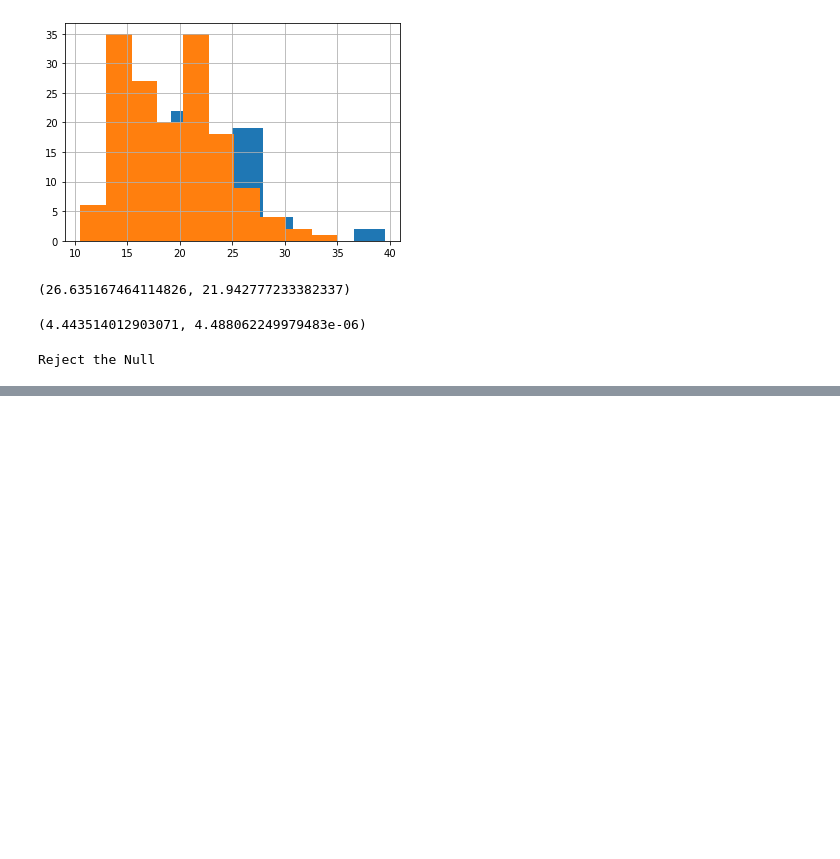
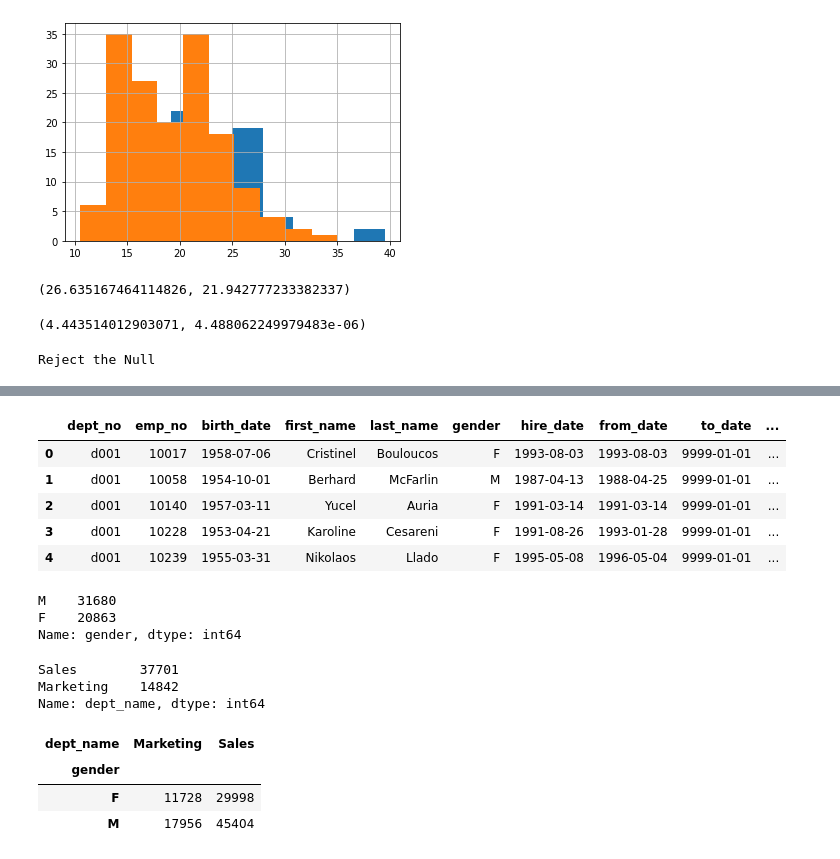
Before and after one commit to MatthewL09/statistics-exercises, a Jupyter notebook: hypothesis_testing.ipynb, the cells around one changed output, grey strips where cells are left out. Saved outputs shown, nothing was run; the diff lists cells and outputs as text; code cells hidden in the pictures; blank space fills up the shorter version.

```diff
--- a/hypothesis_testing.ipynb
+++ b/hypothesis_testing.ipynb
@@ -645,0 +923,34 @@ sns.relplot()
+# %%
+url = get_db_url('employees')
+df = pd.read_sql('''SELECT *
+FROM employees e
+JOIN dept_emp de
+USING (emp_no)
+JOIN departments d
+USING (dept_no)
+JOIN dept_manager dm
+USING (dept_no)
+WHERE (d.dept_name = 'Sales' OR d.dept_name ='Marketing') AND de.to_date > CURDATE()
+
+''', url)
+
+df.head()
+# %% [output]
+|  | dept_no | emp_no | birth_date | first_name | last_name | gender | hire_date | from_date | to_date | ... |
+| 0 | d001 | 10017 | 1958-07-06 | Cristinel | Bouloucos | F | 1993-08-03 | 1993-08-03 | 9999-01-01 | ... |
+| 1 | d001 | 10058 | 1954-10-01 | Berhard | McFarlin | M | 1987-04-13 | 1988-04-25 | 9999-01-01 | ... |
+| 2 | d001 | 10140 | 1957-03-11 | Yucel | Auria | F | 1991-03-14 | 1991-03-14 | 9999-01-01 | ... |
+| 3 | d001 | 10228 | 1953-04-21 | Karoline | Cesareni | F | 1991-08-26 | 1993-01-28 | 9999-01-01 | ... |
+| 4 | d001 | 10239 | 1955-03-31 | Nikolaos | Llado | F | 1995-05-08 | 1996-05-04 | 9999-01-01 | ... |
+# %%
+df.gender.value_counts(dropna = False)
+# %% [output]
+M    31680
+F    20863
+Name: gender, dtype: int64
+# %%
+df.dept_name.value_counts()
+# %% [output]
+Sales        37701
+Marketing    14842
+Name: dept_name, dtype: int64
@@ -645,0 +962,9 @@ sns.relplot()
+# %%
+observed = pd.crosstab(df.gender, df.dept_name)
+
+observed
+# %% [output]
+| dept_name | Marketing | Sales |
+| gender |  |  |
+| F | 11728 | 29998 |
+| M | 17956 | 45404 |
```
Also changed, not shown: parts of 109 cells of this notebook.
